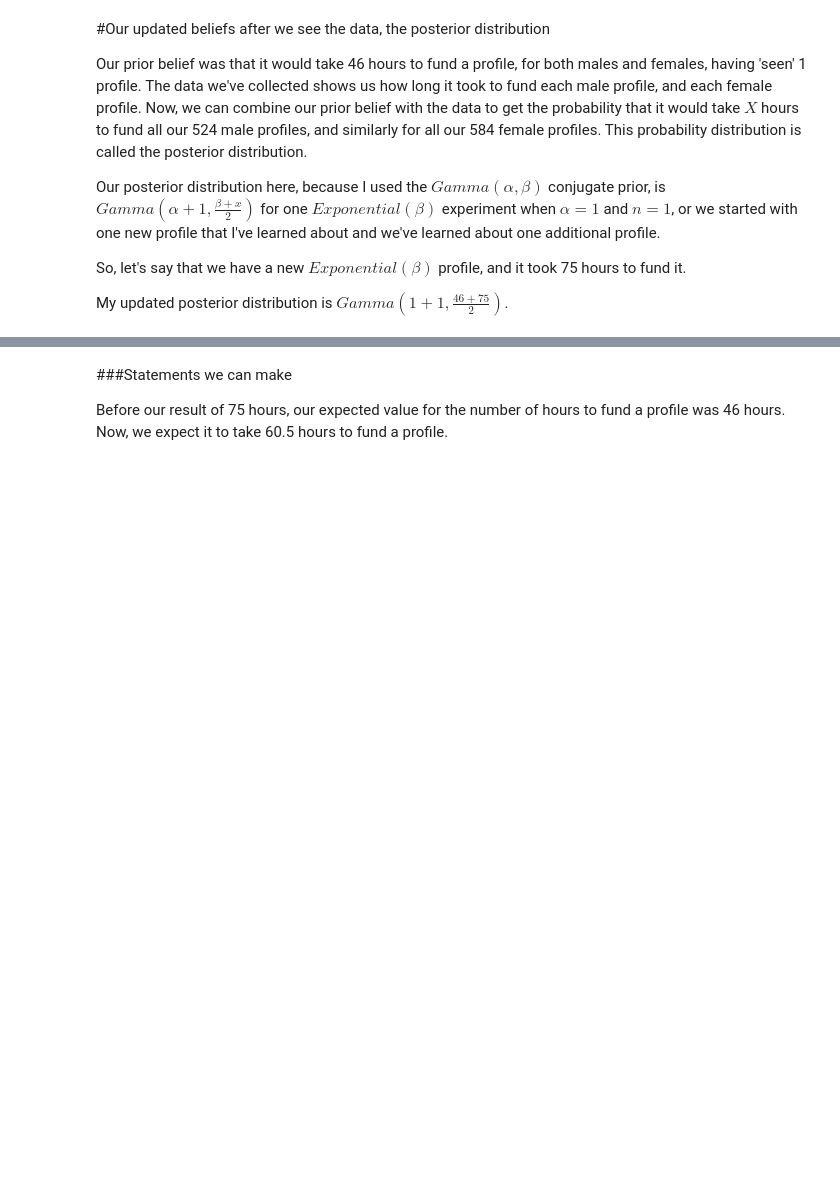
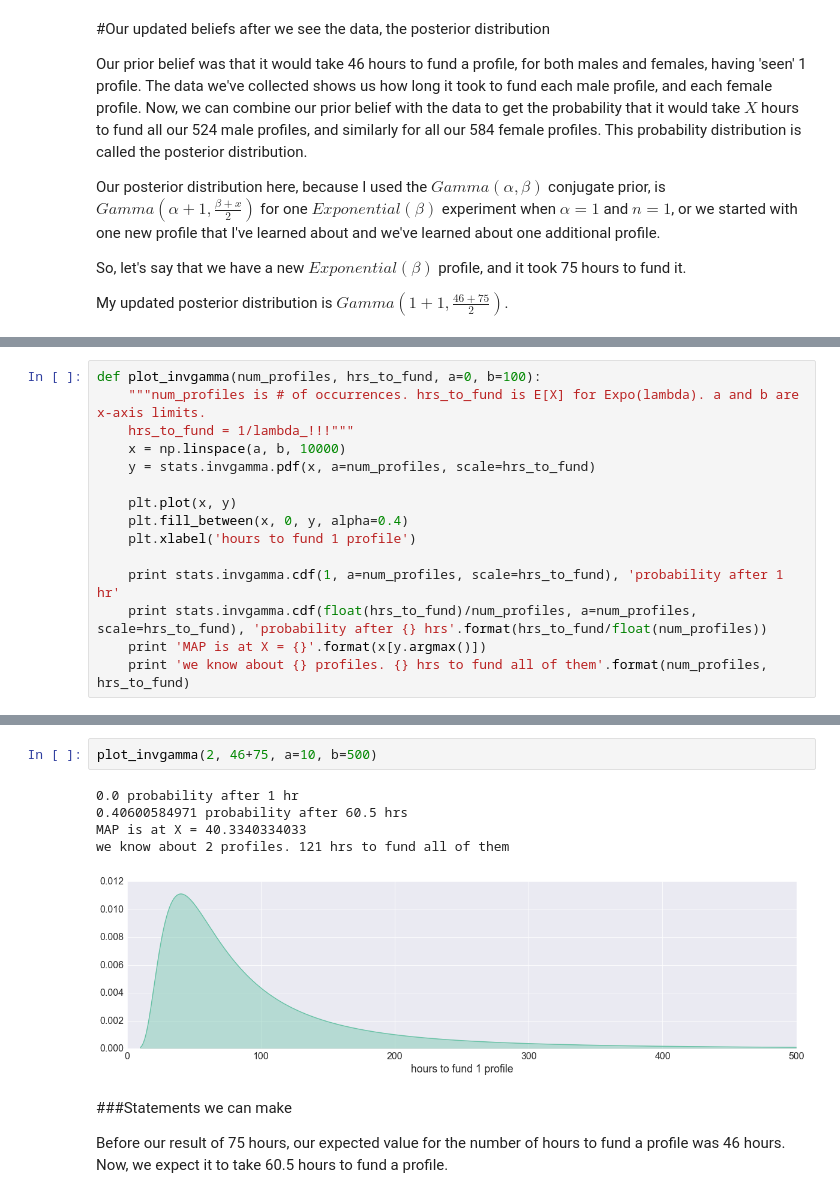
Before and after one commit to alifar76/stats-tests, a Jupyter notebook: bayesian.ipynb, the cells around one changed output, grey strips where cells are left out. Drawn from its saved outputs; the diff is of its cells as text; blank space fills up the shorter version.

Commit message:
before i made everything invgamma

```diff
--- a/bayesian.ipynb
+++ b/bayesian.ipynb
@@ -191,0 +194,15 @@ My updated posterior distribution is $Gamma(1 + 1, \frac{46 + 75}{2})$.
+# %%
+def plot_invgamma(num_profiles, hrs_to_fund, a=0, b=100):
+	"""num_profiles is # of occurrences. hrs_to_fund is E[X] for Expo(lambda). a and b are x-axis limits.
+    hrs_to_fund = 1/lambda_!!!"""
+	x = np.linspace(a, b, 10000)
+	y = stats.invgamma.pdf(x, a=num_profiles, scale=hrs_to_fund)
+
+	plt.plot(x, y)
+	plt.fill_between(x, 0, y, alpha=0.4)
+	plt.xlabel('hours to fund 1 profile')
+
+	print stats.invgamma.cdf(1, a=num_profiles, scale=hrs_to_fund), 'probability after 1 hr'
+	print stats.invgamma.cdf(float(hrs_to_fund)/num_profiles, a=num_profiles, scale=hrs_to_fund), 'probability after {} hrs'.format(hrs_to_fund/float(num_profiles))
+	print 'MAP is at X = {}'.format(x[y.argmax()])
+	print 'we know about {} profiles. {} hrs to fund all of them'.format(num_profiles, hrs_to_fund)
@@ -199,3 +224,11 @@ MAP is at X = 60.496049605; MAP/a = 30.2480248025
+# %%
+plot_invgamma(2, 46+75, a=10, b=500)
+# %% [output]
+0.0 probability after 1 hr
+0.40600584971 probability after 60.5 hrs
+MAP is at X = 40.3340334033
+we know about 2 profiles. 121 hrs to fund all of them
+[figure, added]
 # %% [markdown]
 ###Statements we can make
 
```
Also changed, not shown: parts of 6 cells of this notebook.
